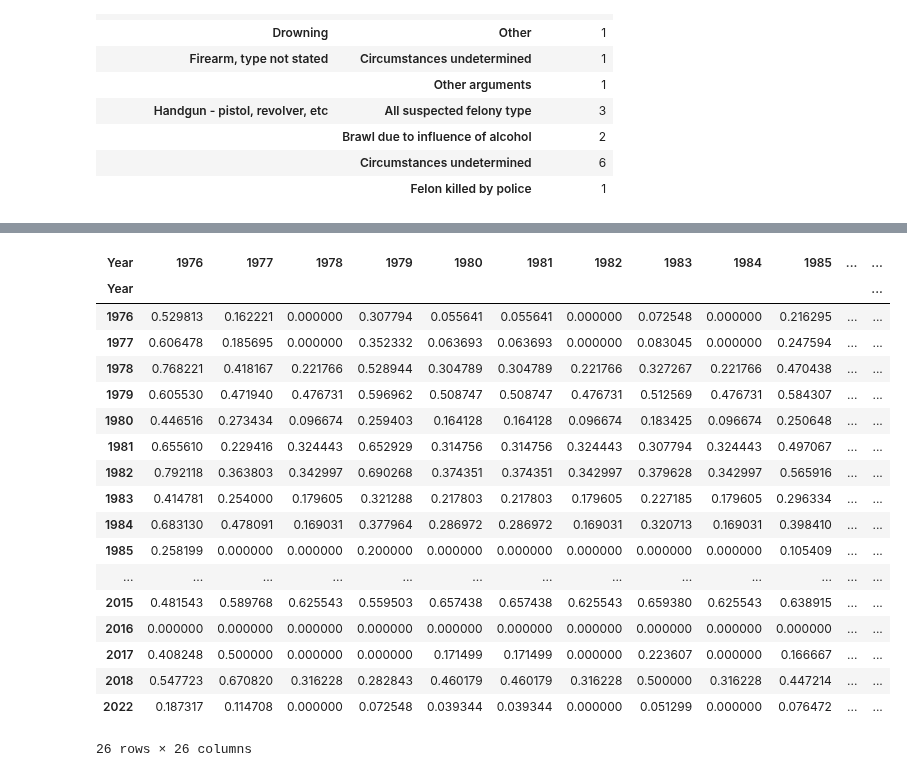
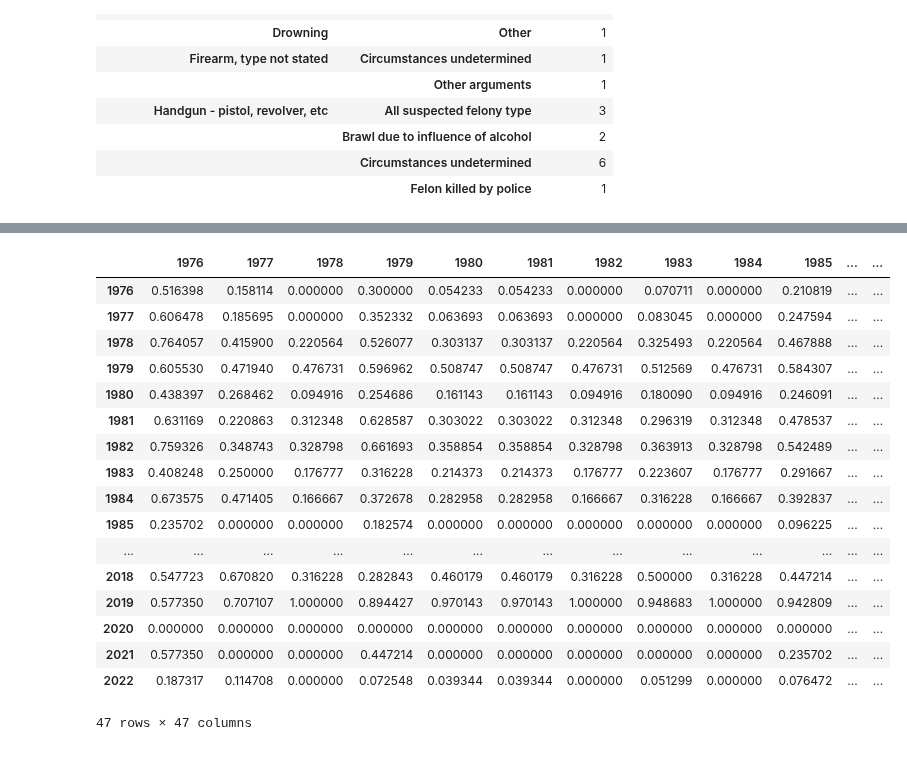
Before and after one commit to fadeeva/weird_projects, a Jupyter notebook: Serial_Killers/Outliers_in_Murder_Accountability_Project.ipynb, the cells around one changed output, grey strips where cells are left out. Saved outputs shown, nothing was run; the diff lists cells and outputs as text; code cells hidden in the pictures.

Commit message:
circumstance&weapons cosine similarity looks like shit

```diff
--- a/Serial_Killers/Outliers_in_Murder_Accountability_Project.ipynb
+++ b/Serial_Killers/Outliers_in_Murder_Accountability_Project.ipynb
@@ -457,6 +457,8 @@ uw.loc['Alabama'].head(10)
 weapons_list = map_data.groupby('Weapon').count()['Ori'].index.to_list()
 circumstance_list = map_data.groupby('Circumstance').count()['Ori'].index.to_list()
 years_list = map_data.groupby('Year').count()['Ori'].index.to_list()
+# %%
+temp = pd.DataFrame(index=years_list, columns=circumstance_list, data=0)
 # %%
 pivot_w = pd.pivot_table(w.loc['Alabama', :, 'Blunt object - hammer, club, etc'],
                          index='Year',
@@ -485,0 +468,4 @@ pivot_w
+# %%
+pivot_w = pivot_w + temp
+pivot_w.fillna(0, inplace=True)
+pivot_w
@@ -511,0 +497,4 @@ pivot_uw
+# %%
+pivot_uw = pivot_uw + temp
+pivot_uw.fillna(0, inplace=True)
+pivot_uw
@@ -519,24 +524,24 @@ r = cosine_similarity(w.to_numpy(), uw.to_numpy())
 # %%
-res = pd.DataFrame(index=w.index, columns=w.index, data=r)
+r = cosine_similarity(pivot_w.to_numpy(), pivot_uw.to_numpy())
+res = pd.DataFrame(index=years_list, columns=years_list, data=r)
 res
 # %% [output]
-| Year | 1976 | 1977 | 1978 | 1979 | 1980 | 1981 | 1982 | 1983 | 1984 | 1985 | ... | ... |
-| Year |  |  |  |  |  |  |  |  |  |  |  | ... |
-| 1976 | 0.529813 | 0.162221 | 0.000000 | 0.307794 | 0.055641 | 0.055641 | 0.000000 | 0.072548 | 0.000000 | 0.216295 | ... | ... |
+|  | 1976 | 1977 | 1978 | 1979 | 1980 | 1981 | 1982 | 1983 | 1984 | 1985 | ... | ... |
+| 1976 | 0.516398 | 0.158114 | 0.000000 | 0.300000 | 0.054233 | 0.054233 | 0.000000 | 0.070711 | 0.000000 | 0.210819 | ... | ... |
 | 1977 | 0.606478 | 0.185695 | 0.000000 | 0.352332 | 0.063693 | 0.063693 | 0.000000 | 0.083045 | 0.000000 | 0.247594 | ... | ... |
-| 1978 | 0.768221 | 0.418167 | 0.221766 | 0.528944 | 0.304789 | 0.304789 | 0.221766 | 0.327267 | 0.221766 | 0.470438 | ... | ... |
+| 1978 | 0.764057 | 0.415900 | 0.220564 | 0.526077 | 0.303137 | 0.303137 | 0.220564 | 0.325493 | 0.220564 | 0.467888 | ... | ... |
 | 1979 | 0.605530 | 0.471940 | 0.476731 | 0.596962 | 0.508747 | 0.508747 | 0.476731 | 0.512569 | 0.476731 | 0.584307 | ... | ... |
-| 1980 | 0.446516 | 0.273434 | 0.096674 | 0.259403 | 0.164128 | 0.164128 | 0.096674 | 0.183425 | 0.096674 | 0.250648 | ... | ... |
-| 1981 | 0.655610 | 0.229416 | 0.324443 | 0.652929 | 0.314756 | 0.314756 | 0.324443 | 0.307794 | 0.324443 | 0.497067 | ... | ... |
-| 1982 | 0.792118 | 0.363803 | 0.342997 | 0.690268 | 0.374351 | 0.374351 | 0.342997 | 0.379628 | 0.342997 | 0.565916 | ... | ... |
-| 1983 | 0.414781 | 0.254000 | 0.179605 | 0.321288 | 0.217803 | 0.217803 | 0.179605 | 0.227185 | 0.179605 | 0.296334 | ... | ... |
-| 1984 | 0.683130 | 0.478091 | 0.169031 | 0.377964 | 0.286972 | 0.286972 | 0.169031 | 0.320713 | 0.169031 | 0.398410 | ... | ... |
-| 1985 | 0.258199 | 0.000000 | 0.000000 | 0.200000 | 0.000000 | 0.000000 | 0.000000 | 0.000000 | 0.000000 | 0.105409 | ... | ... |
+| 1980 | 0.438397 | 0.268462 | 0.094916 | 0.254686 | 0.161143 | 0.161143 | 0.094916 | 0.180090 | 0.094916 | 0.246091 | ... | ... |
+| 1981 | 0.631169 | 0.220863 | 0.312348 | 0.628587 | 0.303022 | 0.303022 | 0.312348 | 0.296319 | 0.312348 | 0.478537 | ... | ... |
+| 1982 | 0.759326 | 0.348743 | 0.328798 | 0.661693 | 0.358854 | 0.358854 | 0.328798 | 0.363913 | 0.328798 | 0.542489 | ... | ... |
+| 1983 | 0.408248 | 0.250000 | 0.176777 | 0.316228 | 0.214373 | 0.214373 | 0.176777 | 0.223607 | 0.176777 | 0.291667 | ... | ... |
+| 1984 | 0.673575 | 0.471405 | 0.166667 | 0.372678 | 0.282958 | 0.282958 | 0.166667 | 0.316228 | 0.166667 | 0.392837 | ... | ... |
+| 1985 | 0.235702 | 0.000000 | 0.000000 | 0.182574 | 0.000000 | 0.000000 | 0.000000 | 0.000000 | 0.000000 | 0.096225 | ... | ... |
 | ... | ... | ... | ... | ... | ... | ... | ... | ... | ... | ... | ... | ... |
-| 2015 | 0.481543 | 0.589768 | 0.625543 | 0.559503 | 0.657438 | 0.657438 | 0.625543 | 0.659380 | 0.625543 | 0.638915 | ... | ... |
-| 2016 | 0.000000 | 0.000000 | 0.000000 | 0.000000 | 0.000000 | 0.000000 | 0.000000 | 0.000000 | 0.000000 | 0.000000 | ... | ... |
-| 2017 | 0.408248 | 0.500000 | 0.000000 | 0.000000 | 0.171499 | 0.171499 | 0.000000 | 0.223607 | 0.000000 | 0.166667 | ... | ... |
 | 2018 | 0.547723 | 0.670820 | 0.316228 | 0.282843 | 0.460179 | 0.460179 | 0.316228 | 0.500000 | 0.316228 | 0.447214 | ... | ... |
+| 2019 | 0.577350 | 0.707107 | 1.000000 | 0.894427 | 0.970143 | 0.970143 | 1.000000 | 0.948683 | 1.000000 | 0.942809 | ... | ... |
+| 2020 | 0.000000 | 0.000000 | 0.000000 | 0.000000 | 0.000000 | 0.000000 | 0.000000 | 0.000000 | 0.000000 | 0.000000 | ... | ... |
+| 2021 | 0.577350 | 0.000000 | 0.000000 | 0.447214 | 0.000000 | 0.000000 | 0.000000 | 0.000000 | 0.000000 | 0.235702 | ... | ... |
 | 2022 | 0.187317 | 0.114708 | 0.000000 | 0.072548 | 0.039344 | 0.039344 | 0.000000 | 0.051299 | 0.000000 | 0.076472 | ... | ... |
-26 rows × 26 columns
+47 rows × 47 columns
 # %%
```
Also changed, not shown: parts of 15 cells of this notebook.
